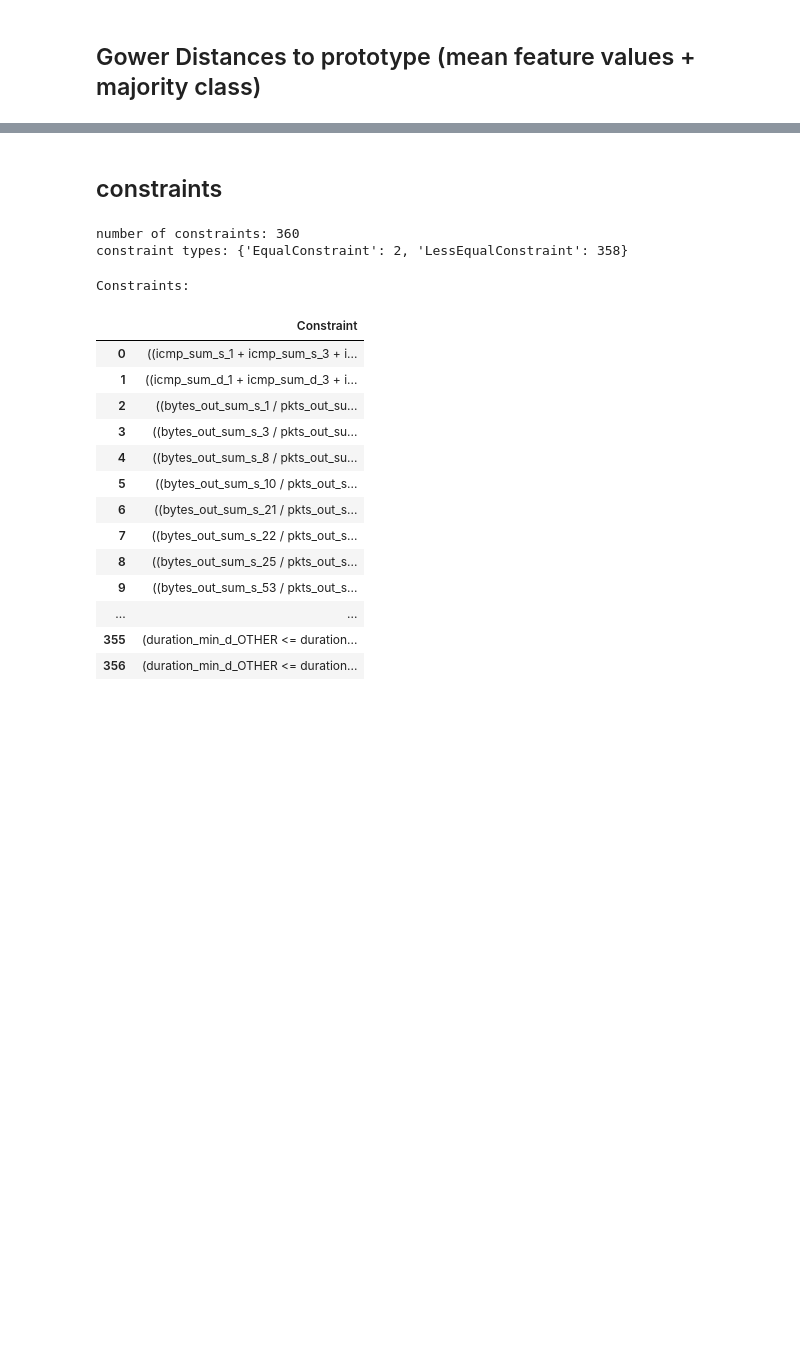
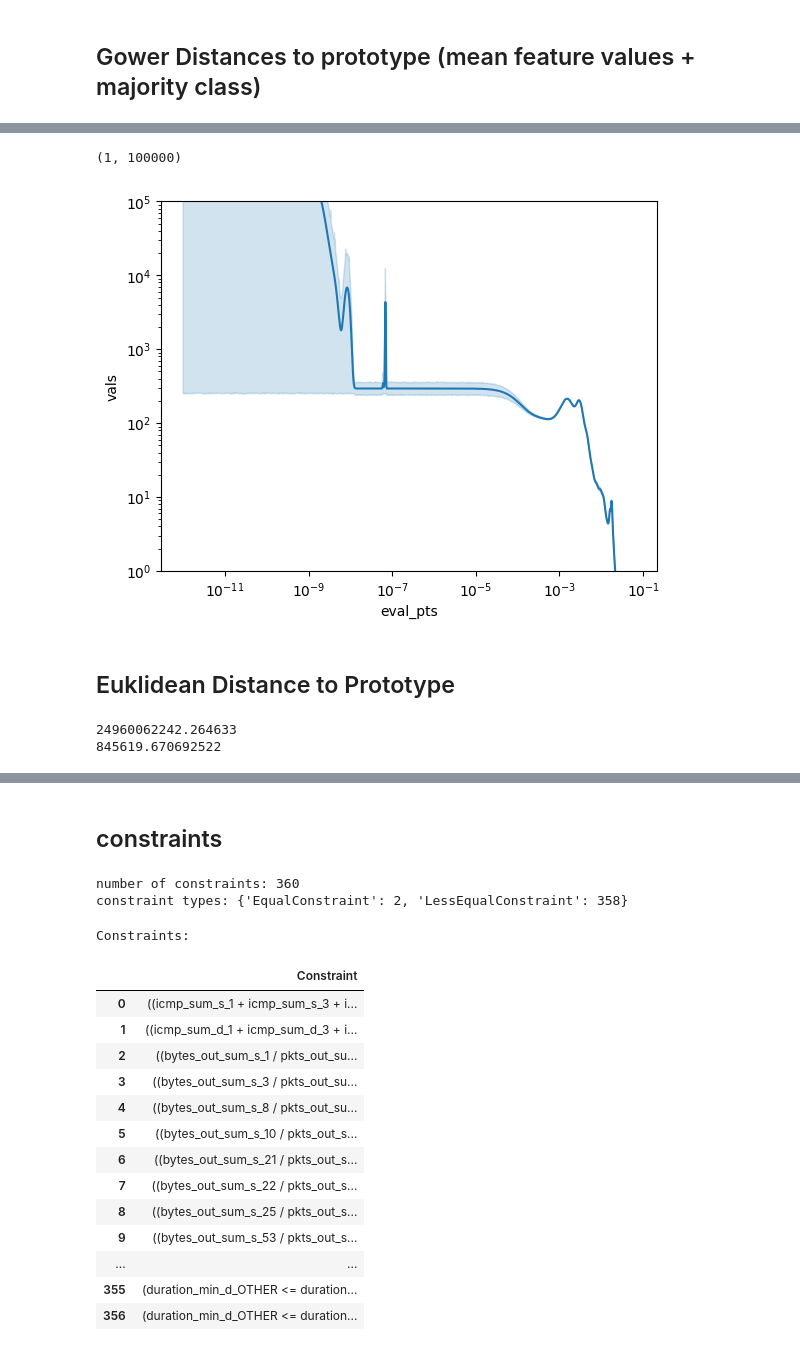
Before and after one commit to jmgiannikos/tabular_adv, a Jupyter notebook: src/tab_bench_test_notebook.ipynb, the cells around one changed output, grey strips where cells are left out. Drawn from its saved outputs; the diff is of its cells as text; code cells hidden in the pictures; blank space fills up the shorter version.

```diff
--- a/src/tab_bench_test_notebook.ipynb
+++ b/src/tab_bench_test_notebook.ipynb
@@ -101,0 +298,6 @@ def gower_distance_to_prototype(dataset):
+# %%
+def select_upper_triangle(dist_mat):
+    mat_len = dist_mat.shape[0]
+    flat_indices = [x*mat_len+x+y for (x,y) in combinations(range(0,mat_len),2) if x < y]
+    assert len(flat_indices) == int((mat_len**2-mat_len)/2)
+    return dist_mat.flatten()[flat_indices]
@@ -197,0 +500,13 @@ sns.displot(data=distances_to_prototype_ctu, kind="kde")
+# %%
+pairwise_gower_distances_ctu = save_load_operation("pairwise_gower_distances_ctu", "npy", pairwise_gower_distances, dataset_ctu, SIZE_PAIR_SUBSAMPLES,cuda_device=cpu)
+# %%
+ctu_gower_kde_visframe = save_load_operation("ctu_gower_kde_visframe", "csv", distances_to_kde_dataframe, pairwise_gower_distances_ctu, log_scale=True)
+plot = sns.lineplot(data=ctu_gower_kde_visframe, x="eval_pts", y="vals")
+plot.set(xscale='log')
+plot.set(yscale='log')
+plot.set_ylim([1,10**5])
+# %% [output]
+(1, 100000)
+[figure, added]
+# %% [markdown]
+## Euklidean Distance to Prototype
@@ -197,0 +515,6 @@ sns.displot(data=distances_to_prototype_ctu, kind="kde")
+# %%
+print(max(euklid_distances_to_prototype_ctu))
+print(min(euklid_distances_to_prototype_ctu))
+# %% [output]
+24960062242.264633
+845619.670692522
```
Also changed, not shown: parts of 66 cells of this notebook.
